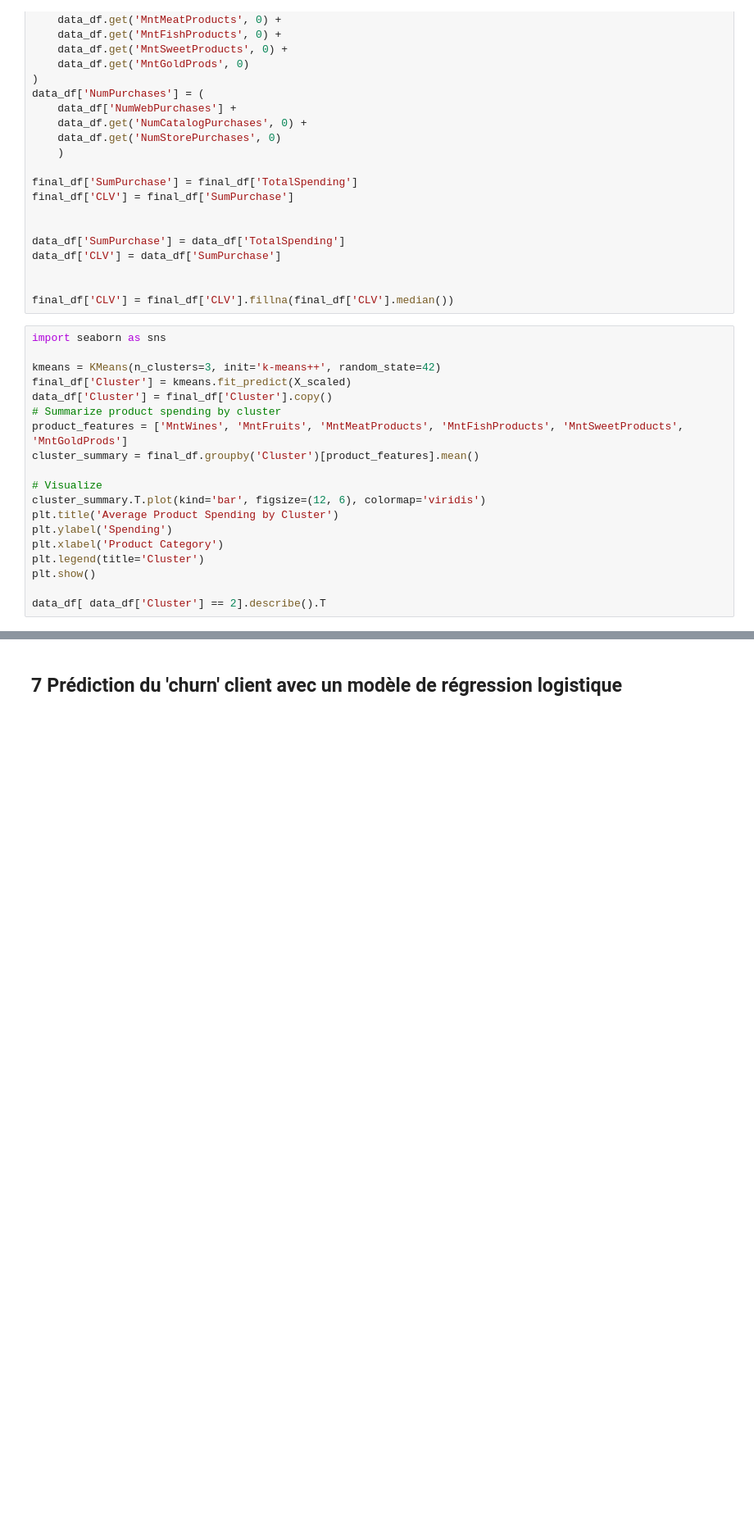
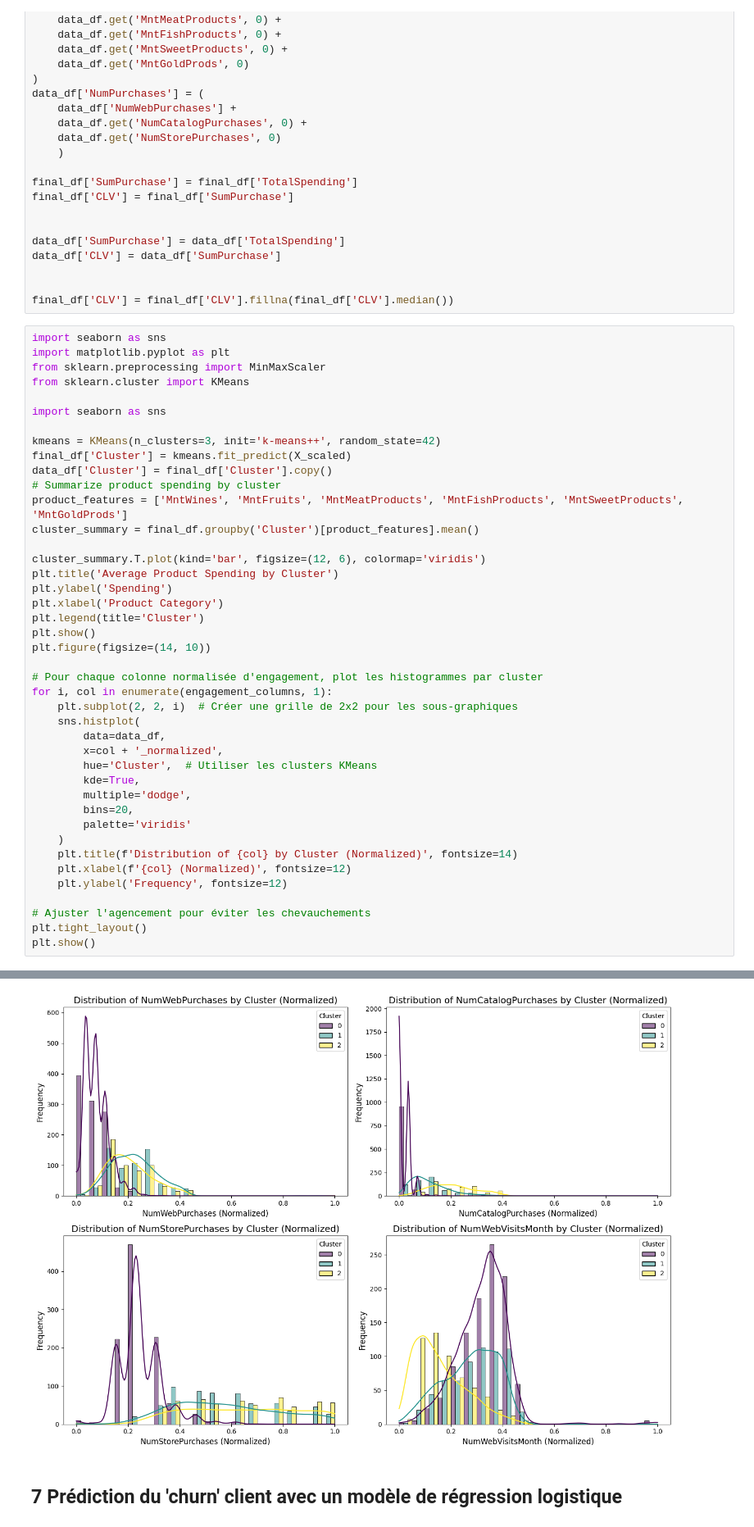
Before and after one commit to Jmuhleman/BUI_2024, a Jupyter notebook: projet/exploration.ipynb, the cells around one changed output, grey strips where cells are left out. Shown at 82% size. Cells and saved outputs as stored; diff of their text form; blank space fills up the shorter version.

```diff
--- a/projet/exploration.ipynb
+++ b/projet/exploration.ipynb
@@ -387,6 +387,11 @@ data_df['CLV'] = data_df['SumPurchase']
 
 final_df['CLV'] = final_df['CLV'].fillna(final_df['CLV'].median())
 # %%
+import seaborn as sns
+import matplotlib.pyplot as plt
+from sklearn.preprocessing import MinMaxScaler
+from sklearn.cluster import KMeans
+
 import seaborn as sns
 
 kmeans = KMeans(n_clusters=3, init='k-means++', random_state=42)
@@ -396,14 +401,32 @@ data_df['Cluster'] = final_df['Cluster'].copy()
 product_features = ['MntWines', 'MntFruits', 'MntMeatProducts', 'MntFishProducts', 'MntSweetProducts', 'MntGoldProds']
 cluster_summary = final_df.groupby('Cluster')[product_features].mean()
 
-# Visualize
 cluster_summary.T.plot(kind='bar', figsize=(12, 6), colormap='viridis')
 plt.title('Average Product Spending by Cluster')
 plt.ylabel('Spending')
 plt.xlabel('Product Category')
 plt.legend(title='Cluster')
 plt.show()
+plt.figure(figsize=(14, 10))
 
-data_df[ data_df['Cluster'] == 2].describe().T
+# Pour chaque colonne normalisée d'engagement, plot les histogrammes par cluster
+for i, col in enumerate(engagement_columns, 1):
+    plt.subplot(2, 2, i)  # Créer une grille de 2x2 pour les sous-graphiques
+    sns.histplot(
+        data=data_df,
+        x=col + '_normalized',
+        hue='Cluster',  # Utiliser les clusters KMeans
+        kde=True,
+        multiple='dodge',
+        bins=20,
+        palette='viridis'
+    )
+    plt.title(f'Distribution of {col} by Cluster (Normalized)', fontsize=14)
+    plt.xlabel(f'{col} (Normalized)', fontsize=12)
+    plt.ylabel('Frequency', fontsize=12)
+
+# Ajuster l'agencement pour éviter les chevauchements
+plt.tight_layout()
+plt.show()
 # %% [output]
 [figure]
@@ -427,3 +433,4 @@ data_df[ data_df['Cluster'] == 2].describe().T
+[figure, added]
 # %% [markdown]
 ## 7 Prédiction du 'churn' client avec un modèle de régression logistique
 # %%
```
Also changed, not shown: parts of 1 cell of this notebook.
